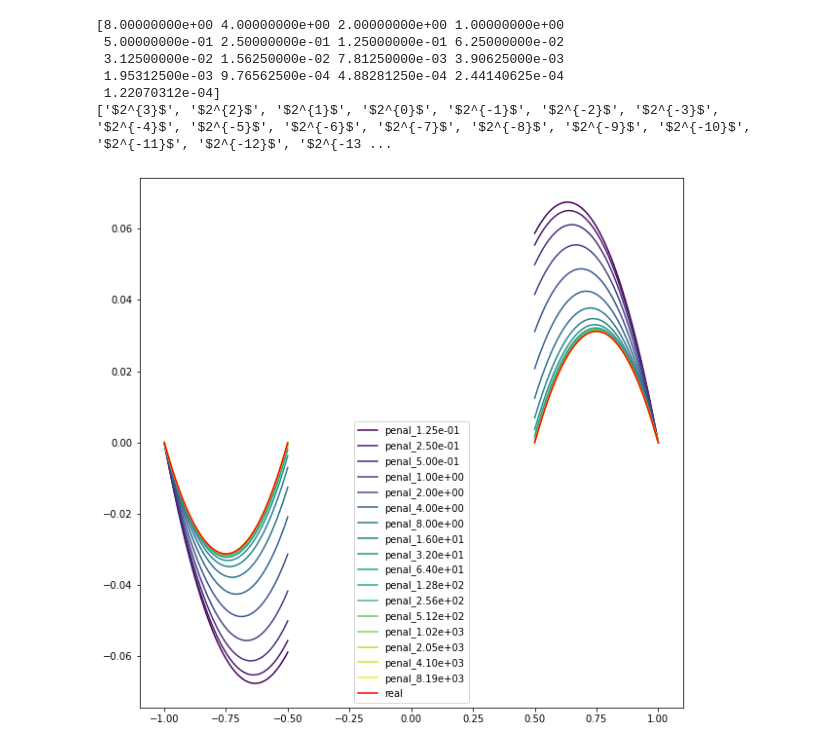
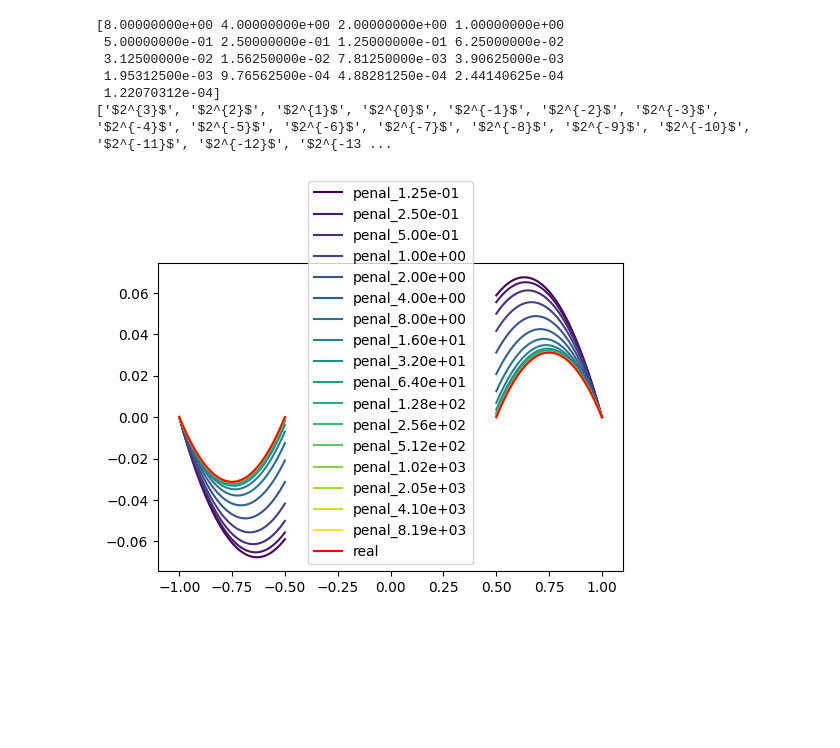
Before and after one commit to KOS-UJ/Spring-Rods-System-Approximation, a Jupyter notebook: experiments/convergence_result.ipynb, the cells around one changed output. Cells and saved outputs as stored; diff of their text form; code cells hidden in the pictures; blank space fills up the shorter version.

```diff
--- a/experiments/convergence_result.ipynb
+++ b/experiments/convergence_result.ipynb
@@ -15,6 +15,7 @@ plt.rcParams.update({
     'axes.grid': True,
     'figure.facecolor': 'white',
     'mathtext.default': 'regular',
+    'figure.figsize': (6, 4)
 })
 # %%
 model_setup = {
@@ -94,35 +95,32 @@ print(penal_params_labels)
 # %%
 cmap = plt.get_cmap('viridis', penal_params.size)
 # %%
-fig = plt.gcf()
-fig.set_size_inches(10, 10)
-
 displacement = []
 stress = []
 error_norm = []
 spring_ends = []
 
 for idx, penal in tqdm(enumerate(penal_params)):
     penalized_model.penalization_const = penal
     solution = solver()
 
     displacement.append(solution)
     stress.append(solver.compute_stresses(solution))
 
     err = tuple(solution[side] - constrained_solution[side] for side in (0, 1))
     error_norm.append(l2_norm(values=err, domain=model.domain))
 
     spring_ends.append((solution[0][-1], solution[1][0]))
 
     plt.plot(penalized_model.domain[0], solution[0], color=cmap(idx), label=f'penal_{1 / penal:.2e}')
     plt.plot(penalized_model.domain[1], solution[1], color=cmap(idx))
 
 plt.plot(model.domain[0], constrained_solution[0], color='red', label='real')
 plt.plot(model.domain[1], constrained_solution[1], color='red')
 
 plt.legend()
 plt.grid()
 # %% [output]
-[figure, old version]
+[figure, new version]
 # %%
 fig = plt.gcf()
```
Also changed, not shown: parts of 4 cells of this notebook, 2 other files.
